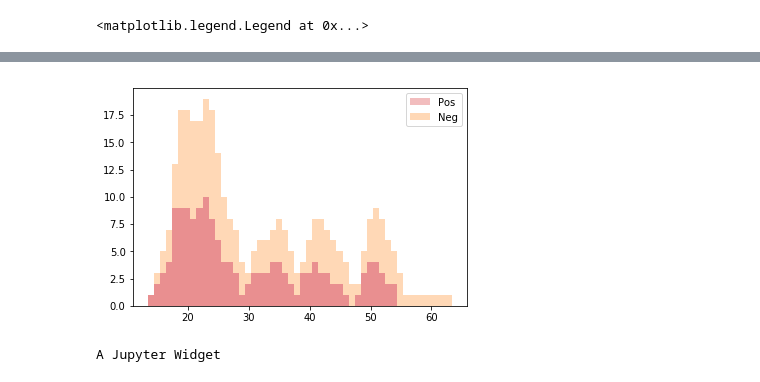
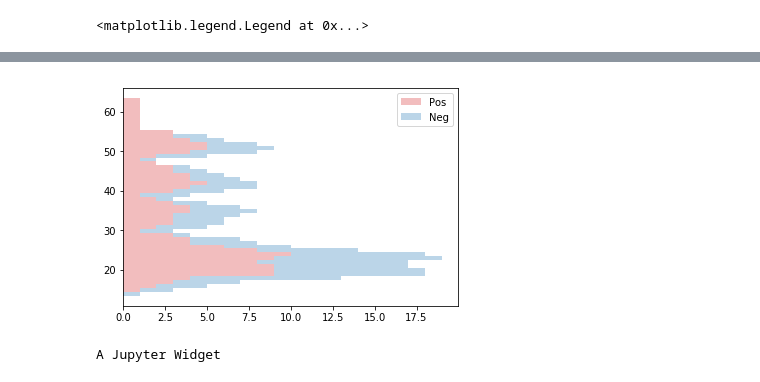
Before and after one commit to Liuqian0501/Probabilistic-Programming-and-Bayesian-Methods-for-Hackers, a Jupyter notebook: ForFun/DBN_stockprice.ipynb, the cells around one changed output, grey strips where cells are left out. Saved outputs shown, nothing was run; the diff lists cells and outputs as text; code cells hidden in the pictures.

```diff
--- a/ForFun/DBN_stockprice.ipynb
+++ b/ForFun/DBN_stockprice.ipynb
@@ -209,8 +211,14 @@ class PointNFigure:
                 index = (self.sign(chg) == 1);
                 price_movement[value][index] += 1;
             chgStart += box * self.sign(chg) * (abs(chg)-2)
-
-        return price_movement;
+        pos = []
+        neg = []
+        keys = []
+        for key in price_movement.keys():
+            keys.append(key);
+            neg.append(price_movement[key][0])
+            pos.append(price_movement[key][1])
+        return [keys, pos, neg];
 # %%
 from IPython.html.widgets import *
 msft_ = PointNFigure(stock = msft)
@@ -224,13 +226,13 @@ for key in a.keys():
 # %%
 opacity = 0.3
 width = 1
-p1 = plt.bar(a.keys(), pos, width, color='#d62728',alpha=opacity,)
-p2 = plt.bar(a.keys(), neg, width, bottom=pos,alpha=opacity,)
+p1 = plt.barh(a[0], a[1], width, color='#d62728',alpha=opacity,)
+p2 = plt.barh(a[0], a[2], width, left=a[1],alpha=opacity,)
 
 plt.legend((p1[0], p2[0]), ('Pos', 'Neg'))
 plt.show()
 # %% [output]
-[figure, old version]
+[figure, new version]
 # %%
 from IPython.html.widgets import *
 demo = [1,2,3,4,5,4,3,2,1,2,3,4,5,4,3,2,1,2,3,4,5,4,3,2,1,2,3,4,5,4,3,2,1,2,3,4,5];
```
Also changed, not shown: parts of 2 cells of this notebook.
